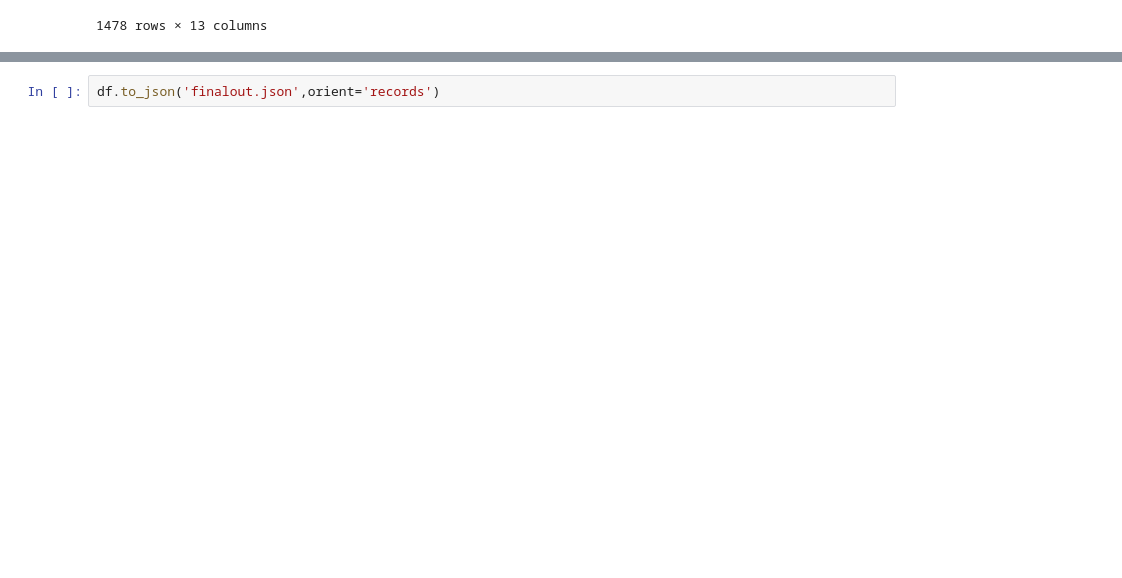
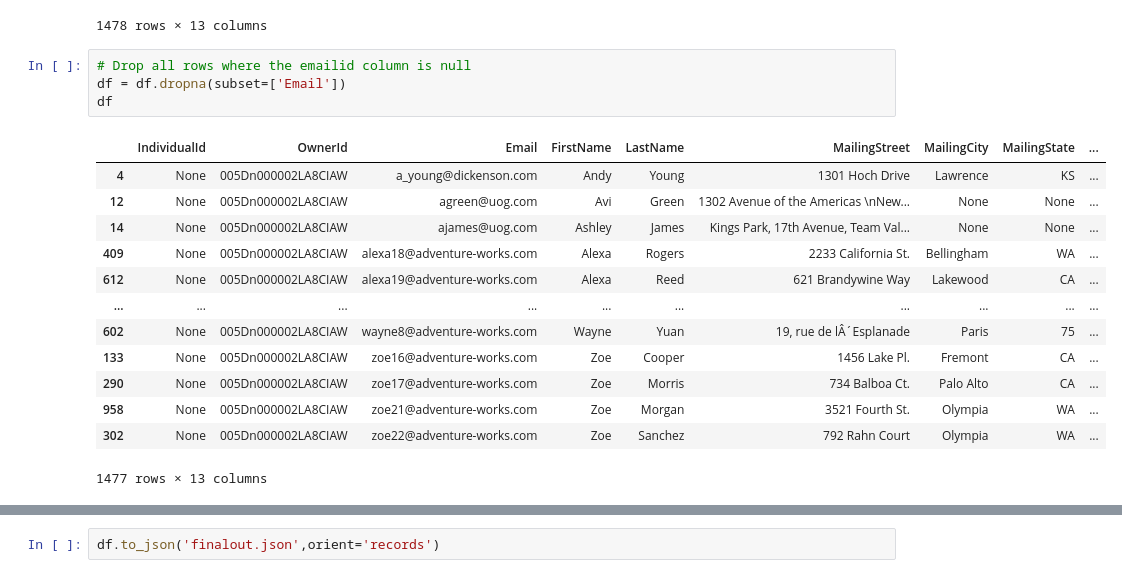
Before and after one commit to remzyy/Kore_tech_exam, a Jupyter notebook: Transform_Salesforce_Json.ipynb, the cells around one changed output, grey strips where cells are left out. Drawn from its saved outputs; the diff is of its cells as text; blank space fills up the shorter version.

```diff
--- a/Transform_Salesforce_Json.ipynb
+++ b/Transform_Salesforce_Json.ipynb
@@ -57,5 +60,23 @@ df
 | 302 | None | 005Dn000002LA8CIAW | zoe22@adventure-works.com | Zoe | Sanchez | 792 Rahn Court | Olympia | WA | ... |
 | 18 | None | 005Dn000002LA8CIAW | None | Siddartha | Nedaerk | The Landmark @ One Market | San Francisco | CA | ... |
 1478 rows × 13 columns
+# %%
+# Drop all rows where the emailid column is null
+df = df.dropna(subset=['Email'])
+df
+# %% [output]
+|  | IndividualId | OwnerId | Email | FirstName | LastName | MailingStreet | MailingCity | MailingState | ... |
+| 4 | None | 005Dn000002LA8CIAW | a_young@dickenson.com | Andy | Young | 1301 Hoch Drive | Lawrence | KS | ... |
+| 12 | None | 005Dn000002LA8CIAW | agreen@uog.com | Avi | Green | 1302 Avenue of the Americas \nNew... | None | None | ... |
+| 14 | None | 005Dn000002LA8CIAW | ajames@uog.com | Ashley | James | Kings Park, 17th Avenue, Team Val... | None | None | ... |
+| 409 | None | 005Dn000002LA8CIAW | alexa18@adventure-works.com | Alexa | Rogers | 2233 California St. | Bellingham | WA | ... |
+| 612 | None | 005Dn000002LA8CIAW | alexa19@adventure-works.com | Alexa | Reed | 621 Brandywine Way | Lakewood | CA | ... |
+| ... | ... | ... | ... | ... | ... | ... | ... | ... | ... |
+| 602 | None | 005Dn000002LA8CIAW | wayne8@adventure-works.com | Wayne | Yuan | 19, rue de lÂ´Esplanade | Paris | 75 | ... |
+| 133 | None | 005Dn000002LA8CIAW | zoe16@adventure-works.com | Zoe | Cooper | 1456 Lake Pl. | Fremont | CA | ... |
+| 290 | None | 005Dn000002LA8CIAW | zoe17@adventure-works.com | Zoe | Morris | 734 Balboa Ct. | Palo Alto | CA | ... |
+| 958 | None | 005Dn000002LA8CIAW | zoe21@adventure-works.com | Zoe | Morgan | 3521 Fourth St. | Olympia | WA | ... |
+| 302 | None | 005Dn000002LA8CIAW | zoe22@adventure-works.com | Zoe | Sanchez | 792 Rahn Court | Olympia | WA | ... |
+1477 rows × 13 columns
 # %%
 df = df.reset_index().rename(columns={'index': 'ID'})
```
Also changed, not shown: parts of 8 cells of this notebook.
